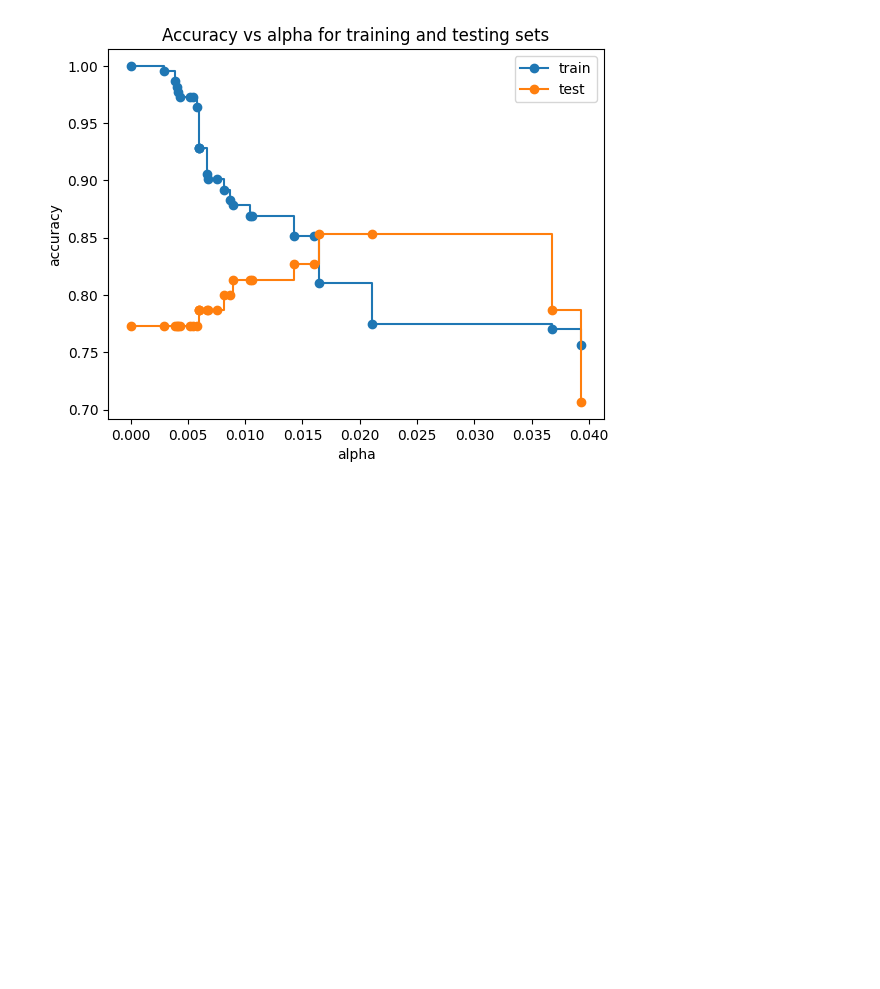
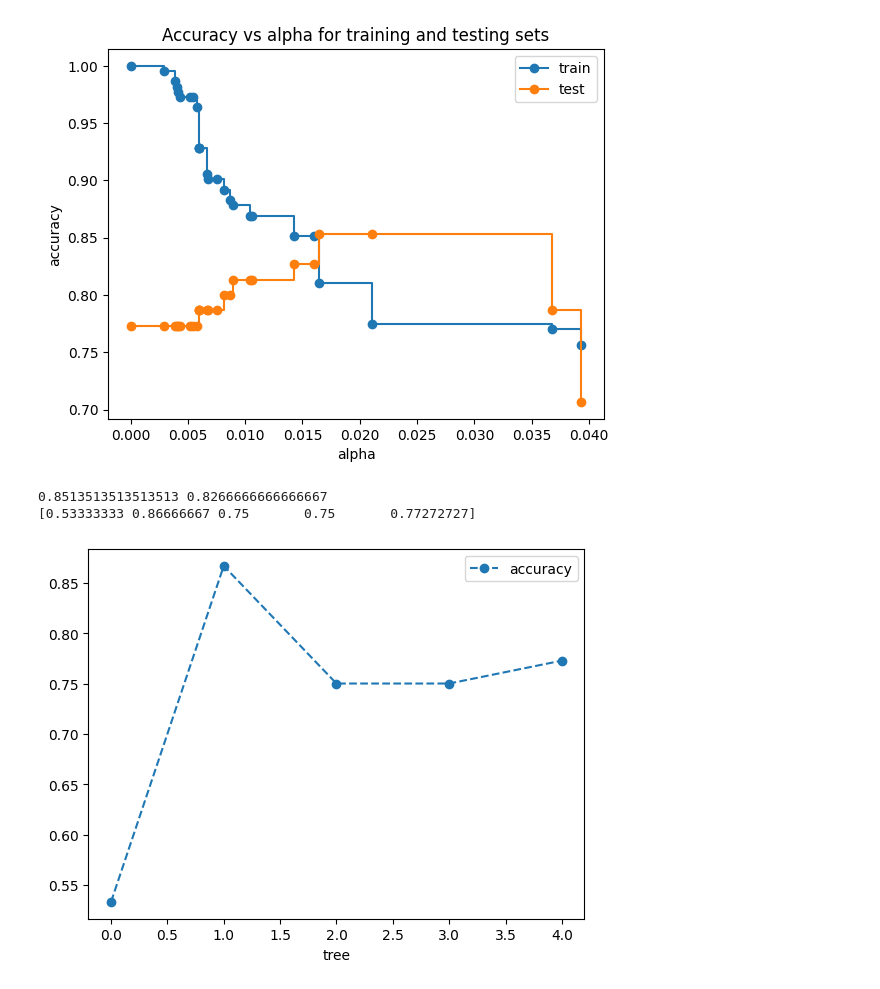
Before and after one commit to Tesserxt/jupyter_venv, a Jupyter notebook: MachineLearning/DecisionTree.ipynb, the cells around one changed output. Saved outputs shown, nothing was run; the diff lists cells and outputs as text; code cells hidden in the pictures; blank space fills up the shorter version.

```diff
--- a/MachineLearning/DecisionTree.ipynb
+++ b/MachineLearning/DecisionTree.ipynb
@@ -83,11 +83,6 @@ for ccp_alpha in ccp_alphas:
 	clf_dts.append(clf_dt)
 
 
-	plot_tree(clf_dt, filled=True, rounded=True, class_names=["No HD", "Yes HD"], feature_names=X_encoded.columns)
-	plt.title(f'alpha={ccp_alpha}, leafs={clf_dt.get_n_leaves()}')
-	plt.show()
-
-
 
 pd.DataFrame(path)
 # %% [output]
@@ -118,3 +117,21 @@ ax.legend()
 plt.show()
 # %% [output]
 [figure]
+# %%
+from sklearn.model_selection import cross_val_score
+
+
+clf_dt = DecisionTreeClassifier(random_state=42, ccp_alpha=0.016)
+clf_dt.fit(X_train, y_train)
+print(clf_dt.score(X_train, y_train), clf_dt.score(X_test, y_test))
+
+scores = cross_val_score(clf_dt, X_train, y_train, cv=5)
+df = pd.DataFrame(data={'tree': range(5), 'accuracy': scores})
+
+print(scores)
+df.plot(x='tree', y='accuracy', marker='o', linestyle='--')
+plt.show()
+# %% [output]
+0.8513513513513513 0.8266666666666667
+[0.53333333 0.86666667 0.75       0.75       0.77272727]
+[figure, added]
```
Also changed, not shown: parts of 8 cells of this notebook.
